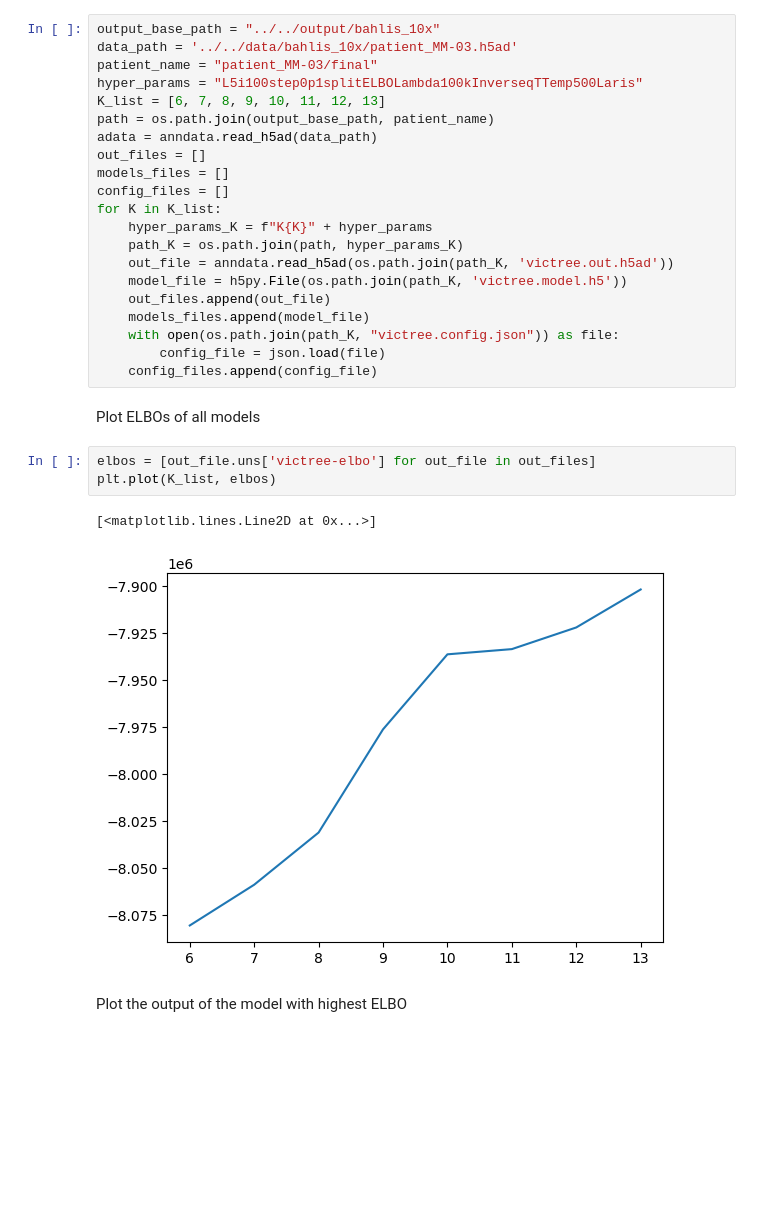
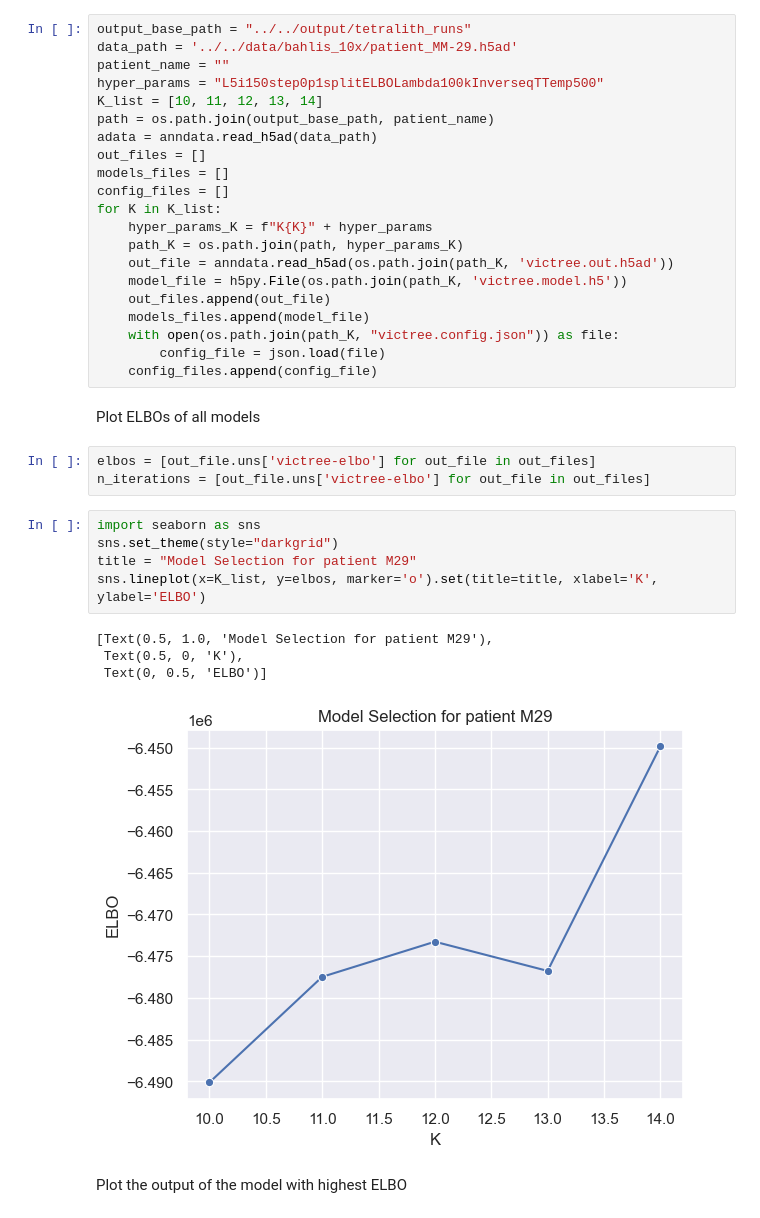
Before and after one commit to Lagergren-Lab/victree, a Jupyter notebook: src/experiments/model_selection_experiment.ipynb, the cells around one changed output. Saved outputs shown, nothing was run; the diff lists cells and outputs as text; blank space fills up the shorter version.

```diff
--- a/src/experiments/model_selection_experiment.ipynb
+++ b/src/experiments/model_selection_experiment.ipynb
@@ -15,11 +15,11 @@ import json
 # %% [markdown]
 Load models, output file and data
 # %%
-output_base_path = "../../output/bahlis_10x"
-data_path = '../../data/bahlis_10x/patient_MM-03.h5ad'
-patient_name = "patient_MM-03/final"
-hyper_params = "L5i100step0p1splitELBOLambda100kInverseqTTemp500Laris"
-K_list = [6, 7, 8, 9, 10, 11, 12, 13]
+output_base_path = "../../output/tetralith_runs"
+data_path = '../../data/bahlis_10x/patient_MM-29.h5ad'
+patient_name = ""
+hyper_params = "L5i150step0p1splitELBOLambda100kInverseqTTemp500"
+K_list = [10, 11, 12, 13, 14]
 path = os.path.join(output_base_path, patient_name)
 adata = anndata.read_h5ad(data_path)
 out_files = []
@@ -39,10 +39,17 @@ for K in K_list:
 Plot ELBOs of all models
 # %%
 elbos = [out_file.uns['victree-elbo'] for out_file in out_files]
-plt.plot(K_list, elbos)
+n_iterations = [out_file.uns['victree-elbo'] for out_file in out_files]
-# %% [output]
-[<matplotlib.lines.Line2D at 0x...>]
-[figure, removed]
+# %%
+import seaborn as sns
+sns.set_theme(style="darkgrid")
+title = "Model Selection for patient M29"
+sns.lineplot(x=K_list, y=elbos, marker='o').set(title=title, xlabel='K', ylabel='ELBO')
+# %% [output]
+[Text(0.5, 1.0, 'Model Selection for patient M29'),
+ Text(0.5, 0, 'K'),
+ Text(0, 0.5, 'ELBO')]
+[figure, added]
 # %% [markdown]
 Plot the output of the model with highest ELBO
 # %%
```
Also changed, not shown: 5 other files.
